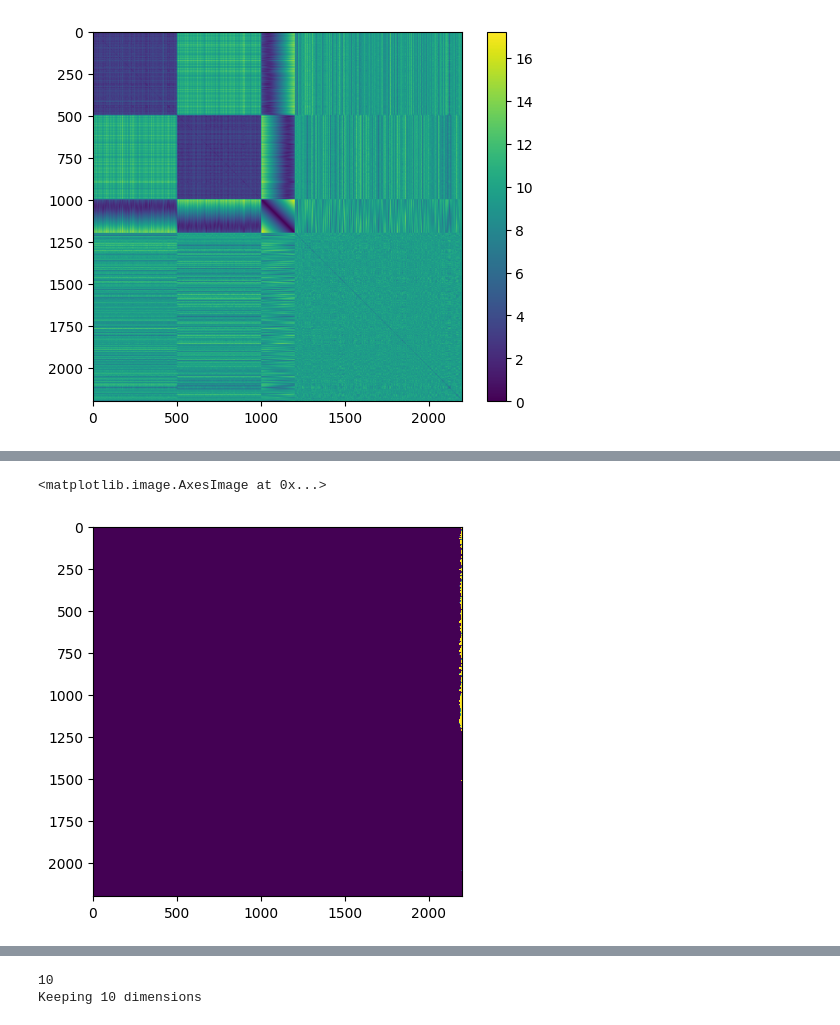
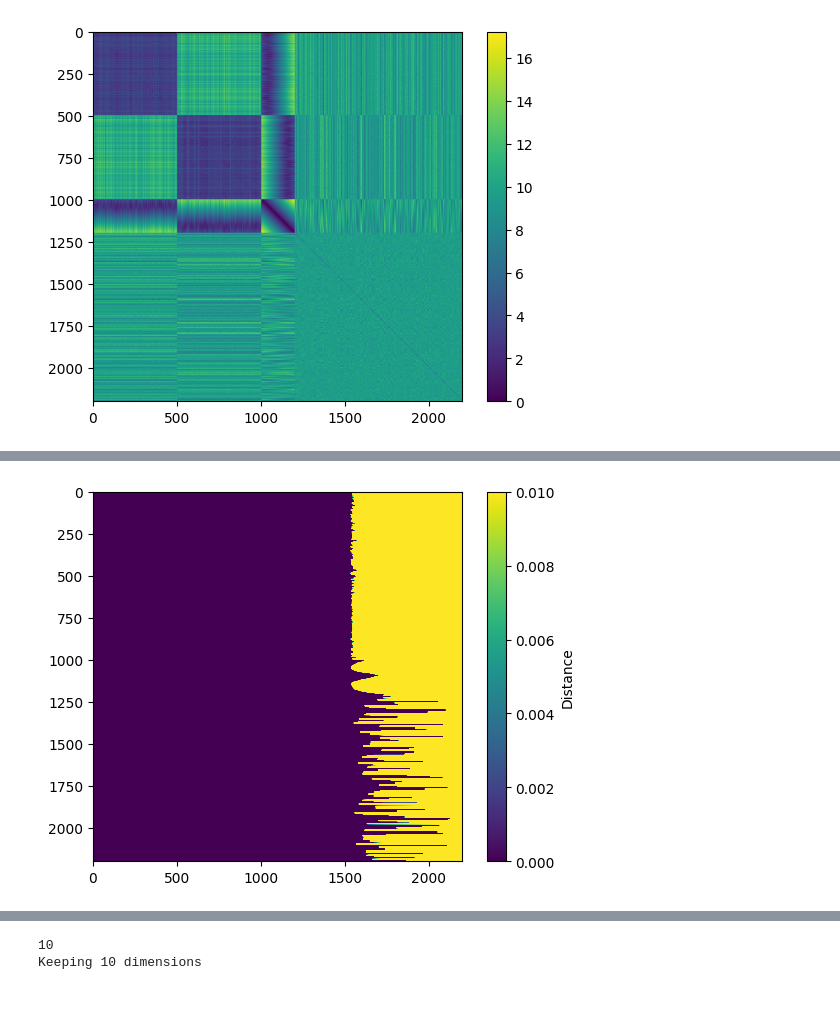
Before and after one commit to asmuzsoy/galaxy-manifolds, a Jupyter notebook: gaussian_simulation_test.ipynb, the cells around one changed output, grey strips where cells are left out. Drawn from its saved outputs; the diff is of its cells as text; code cells hidden in the pictures.

```diff
--- a/gaussian_simulation_test.ipynb
+++ b/gaussian_simulation_test.ipynb
@@ -81,7 +81,7 @@ plt.show()
 [figure]
 # %%
 # Create a thresholded distance matrix
-threshold = 0.5  # Set your desired threshold value
+threshold = 5  # Set your desired threshold value
 
 nearest_neighbor_matrix = np.where(distance_matrix < threshold, distance_matrix, 0)
 # %%
@@ -123,8 +157,9 @@ plt.imshow(nearest_neighbor_matrix, vmax=0.01)
 # %%
-plt.imshow(np.sort(nearest_neighbor_matrix, axis=1), vmax=0.001)
+plt.imshow(np.sort(nearest_neighbor_matrix, axis=1), vmax=0.01)
+cbar = plt.colorbar()
+cbar.set_label('Distance')
 # %% [output]
-<matplotlib.image.AxesImage at 0x...>
-[figure, old version]
+[figure, new version]
 # %%
 # Calculate similarity distances between each point's row of distances in distance_matrix
 # We'll use Euclidean distance between the rows of distance_matrix
```
Also changed, not shown: parts of 25 cells of this notebook, 2 other files.
